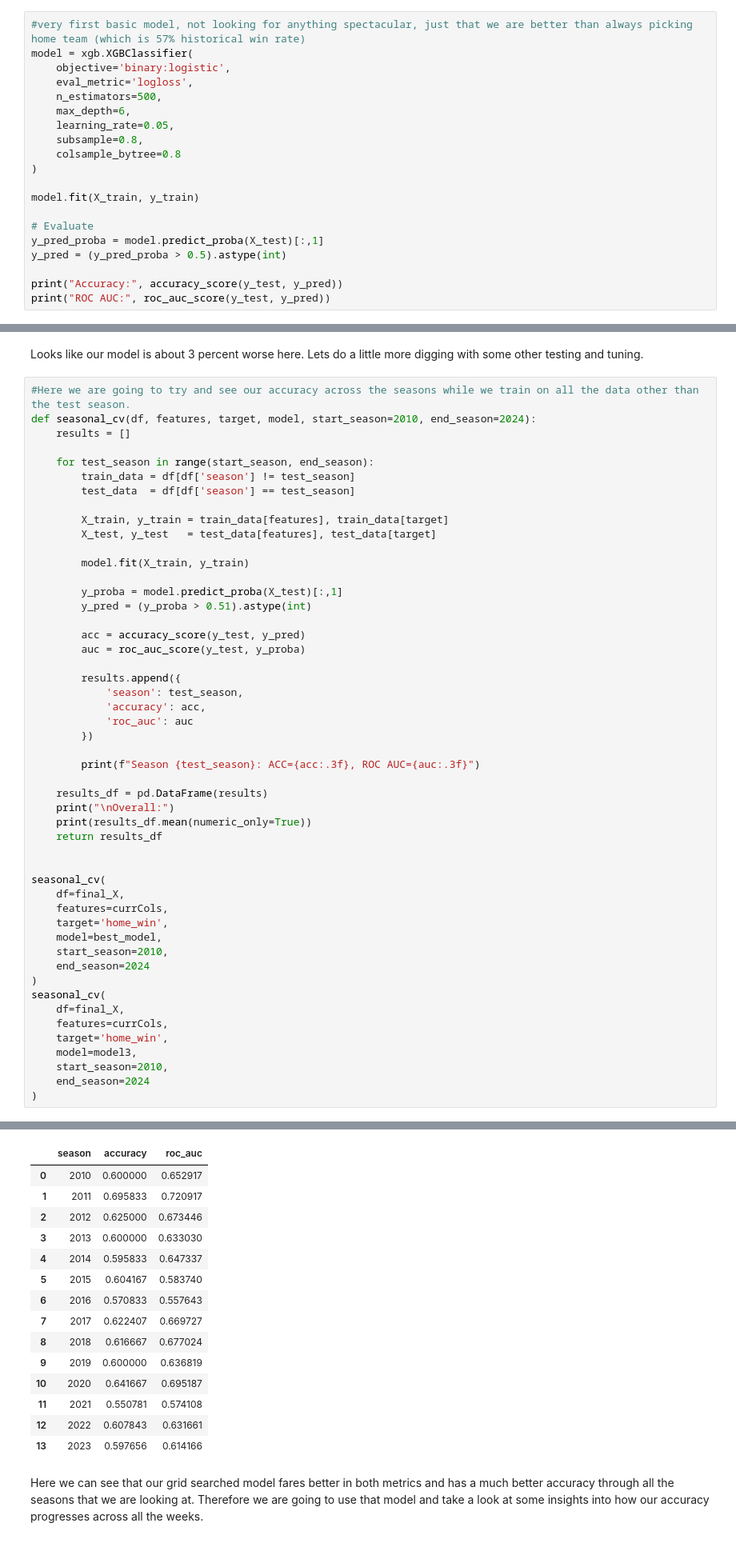
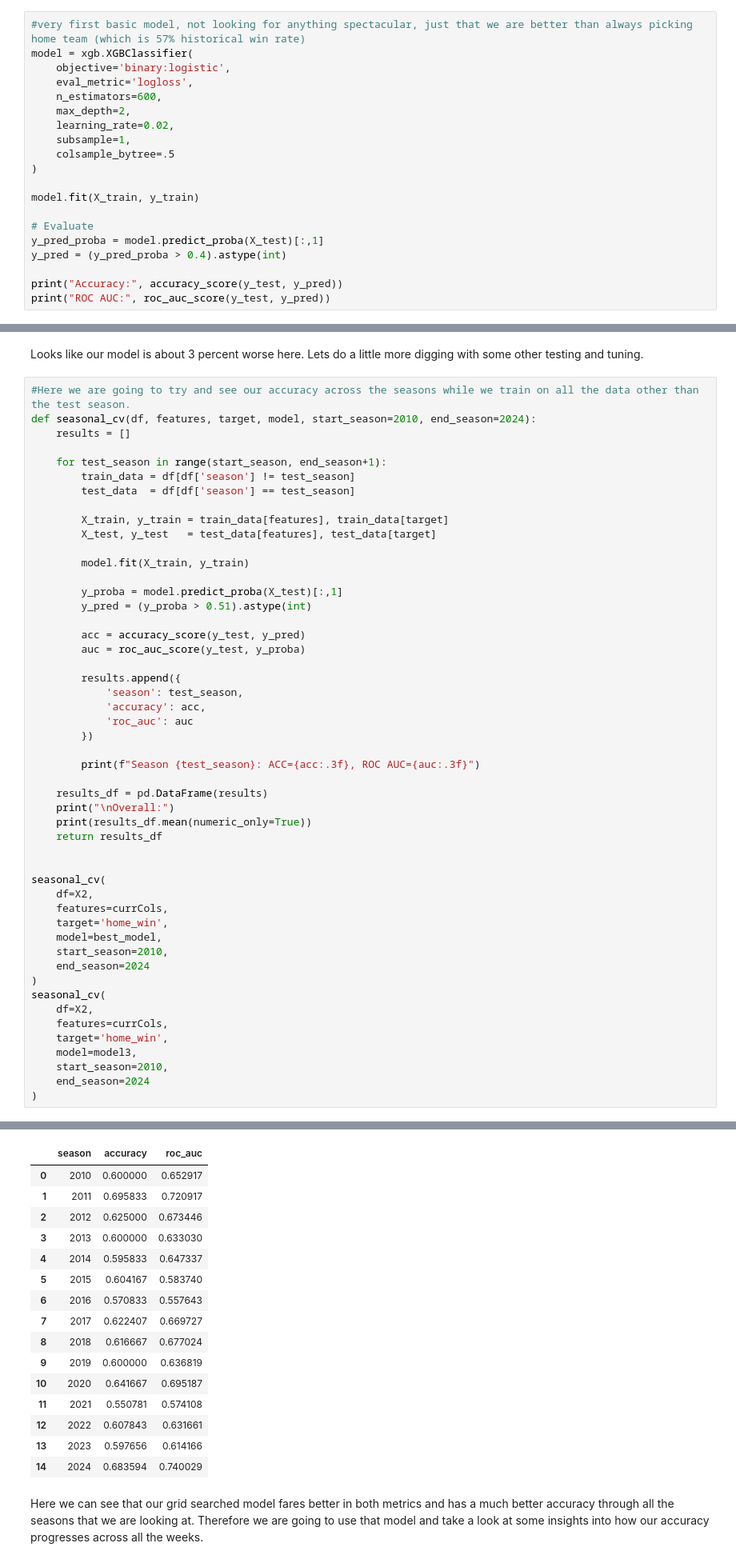
Before and after one commit to lance-kluge/NFLGameML, a Jupyter notebook: modelTraining.ipynb, the cells around one changed output, grey strips where cells are left out. Shown at 80% size. Saved outputs shown, nothing was run; the diff lists cells and outputs as text.

```diff
--- a/modelTraining.ipynb
+++ b/modelTraining.ipynb
@@ -182,18 +182,18 @@ y_test = test['home_win']
 model = xgb.XGBClassifier(
     objective='binary:logistic',
     eval_metric='logloss',
-    n_estimators=500,
-    max_depth=6,
-    learning_rate=0.05,
-    subsample=0.8,
-    colsample_bytree=0.8
+    n_estimators=600,
+    max_depth=2,
+    learning_rate=0.02,
+    subsample=1,
+    colsample_bytree=.5
 )
 
 model.fit(X_train, y_train)
 
 # Evaluate
 y_pred_proba = model.predict_proba(X_test)[:,1]
-y_pred = (y_pred_proba > 0.5).astype(int)
+y_pred = (y_pred_proba > 0.4).astype(int)
 
 print("Accuracy:", accuracy_score(y_test, y_pred))
 print("ROC AUC:", roc_auc_score(y_test, y_pred))
@@ -480,7 +477,7 @@ Looks like our model is about 3 percent worse here. Lets do a little more diggin
 def seasonal_cv(df, features, target, model, start_season=2010, end_season=2024):
     results = []
 
-    for test_season in range(start_season, end_season):
+    for test_season in range(start_season, end_season+1):
         train_data = df[df['season'] != test_season]
         test_data  = df[df['season'] == test_season]
 
@@ -510,7 +507,7 @@ def seasonal_cv(df, features, target, model, start_season=2010, end_season=2024)
 
 
 seasonal_cv(
-    df=final_X,
+    df=X2,
     features=currCols,
     target='home_win',
     model=best_model,
@@ -518,7 +515,7 @@ seasonal_cv(
     end_season=2024
 )
 seasonal_cv(
-    df=final_X,
+    df=X2,
     features=currCols,
     target='home_win',
     model=model3,
@@ -545,18 +542,19 @@ roc_auc        0.640552
 dtype: float64
 |  | season | accuracy | roc_auc |
 | 0 | 2010 | 0.600000 | 0.652917 |
 | 1 | 2011 | 0.695833 | 0.720917 |
 | 2 | 2012 | 0.625000 | 0.673446 |
 | 3 | 2013 | 0.600000 | 0.633030 |
 | 4 | 2014 | 0.595833 | 0.647337 |
 | 5 | 2015 | 0.604167 | 0.583740 |
 | 6 | 2016 | 0.570833 | 0.557643 |
 | 7 | 2017 | 0.622407 | 0.669727 |
 | 8 | 2018 | 0.616667 | 0.677024 |
 | 9 | 2019 | 0.600000 | 0.636819 |
 | 10 | 2020 | 0.641667 | 0.695187 |
 | 11 | 2021 | 0.550781 | 0.574108 |
 | 12 | 2022 | 0.607843 | 0.631661 |
 | 13 | 2023 | 0.597656 | 0.614166 |
+| 14 | 2024 | 0.683594 | 0.740029 |
 # %% [markdown]
 Here we can see that our grid searched model fares better in both metrics and has a much better accuracy through all the seasons that we are looking at. Therefore we are going to use that model and take a look at some insights into how our accuracy progresses across all the weeks.
```
Also changed, not shown: parts of 8 cells of this notebook.
